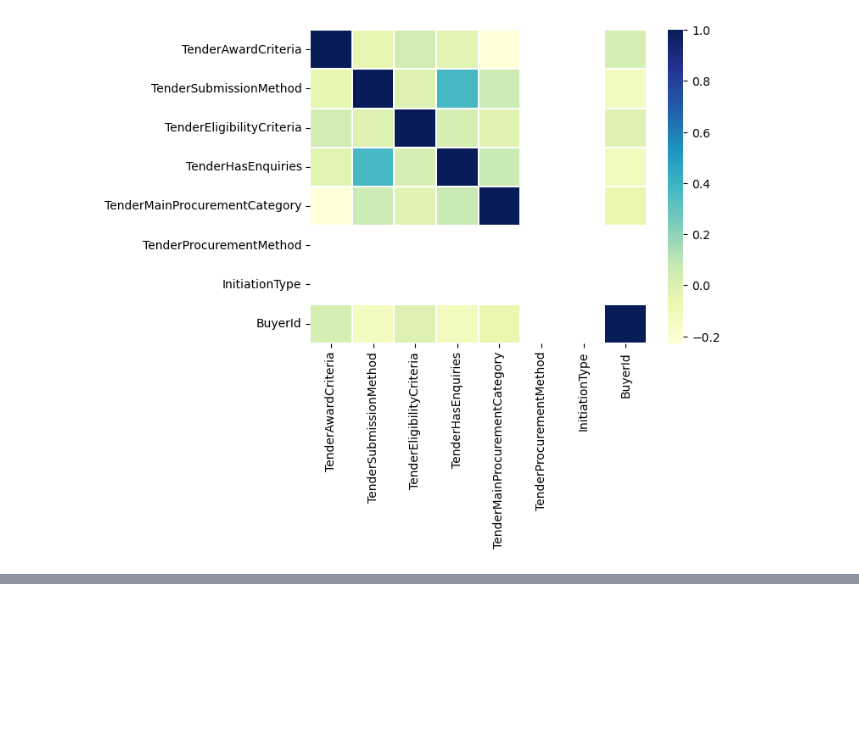
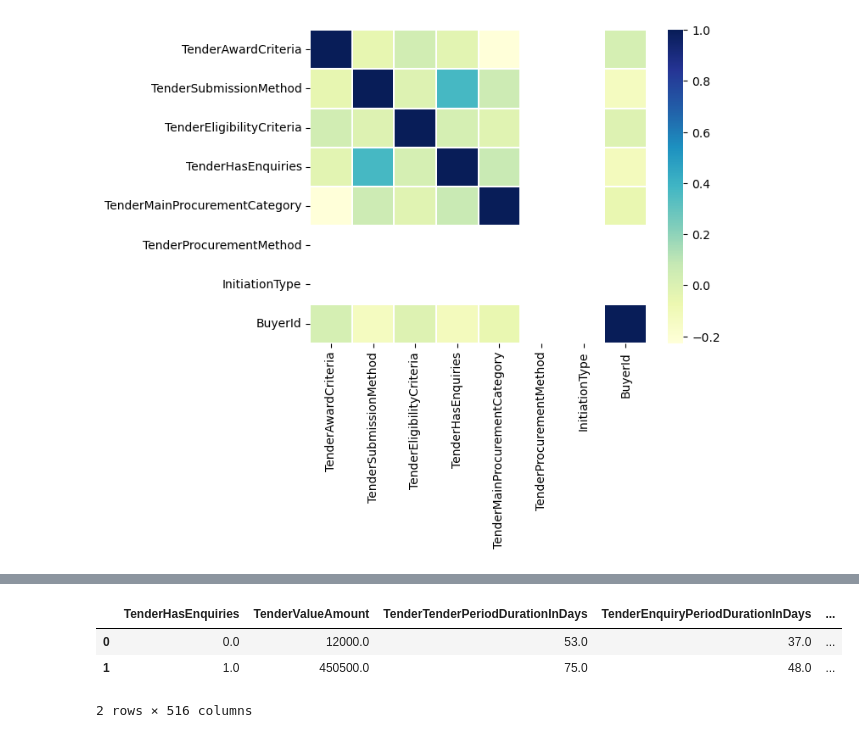
Before and after one commit to vanelo/Predecir_estado_licitacion, a Jupyter notebook: Prediccion_de_estado_de_licitacion.ipynb, the cells around one changed output, grey strips where cells are left out. Saved outputs shown, nothing was run; the diff lists cells and outputs as text; code cells hidden in the pictures; blank space fills up the shorter version.

```diff
--- a/Prediccion_de_estado_de_licitacion.ipynb
+++ b/Prediccion_de_estado_de_licitacion.ipynb
@@ -544,0 +597,8 @@ sns.lmplot(data=df, x='TenderValueAmount', y='PlanningBudgetAmountAmount', fit_r
+# %%
+# verificación 1 - unión de los datos
+datos_final.head(2)
+# %% [output]
+|  | TenderHasEnquiries | TenderValueAmount | TenderTenderPeriodDurationInDays | TenderEnquiryPeriodDurationInDays | ... |
+| 0 | 0.0 | 12000.0 | 53.0 | 37.0 | ... |
+| 1 | 1.0 | 450500.0 | 75.0 | 48.0 | ... |
+2 rows × 516 columns
```
Also changed, not shown: parts of 39 cells of this notebook.
